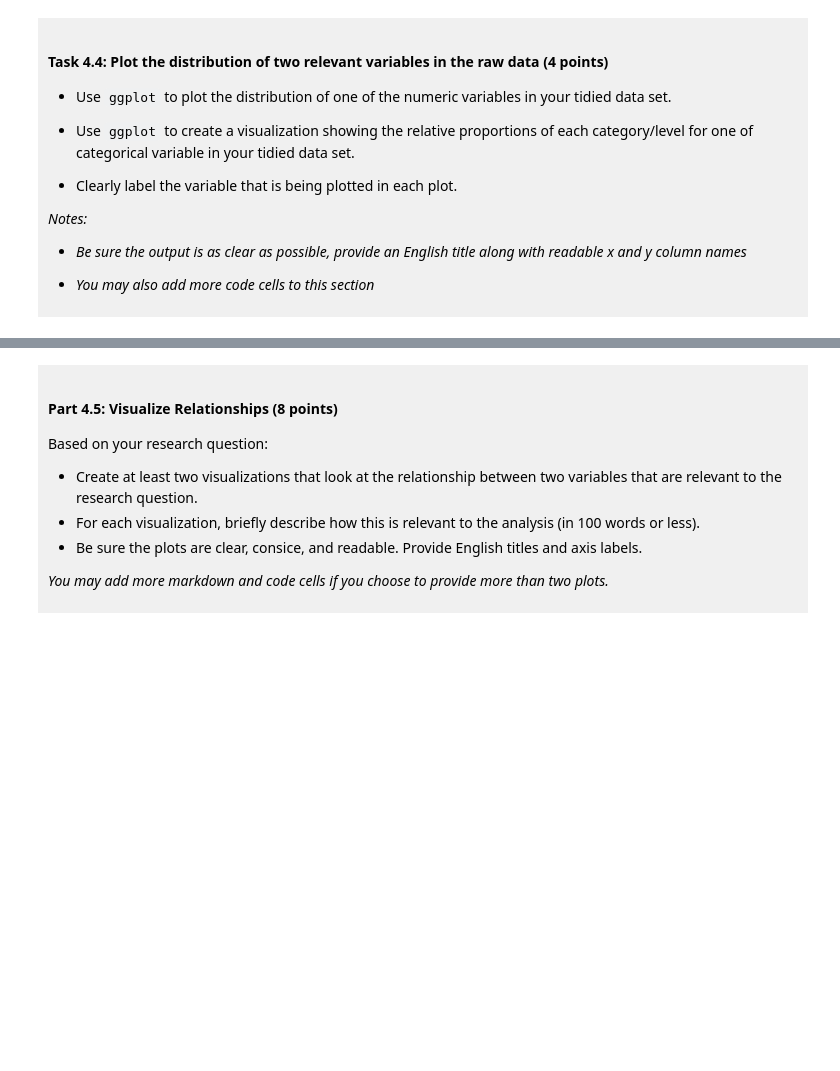
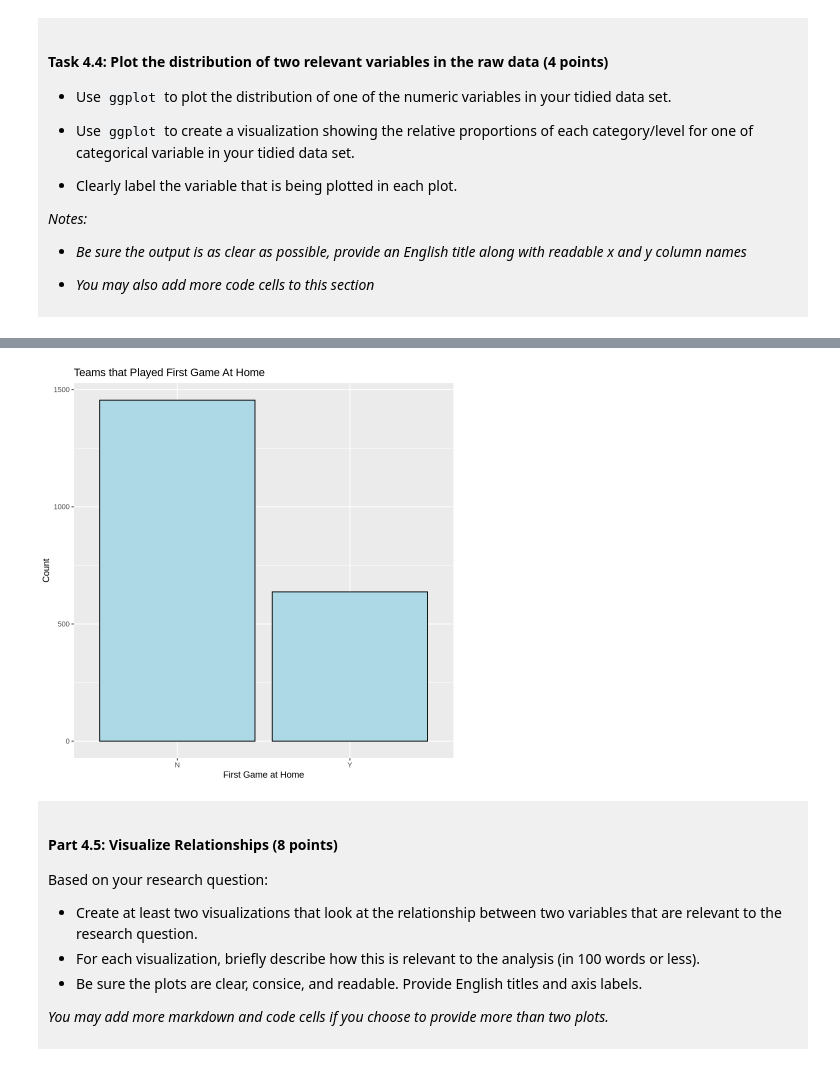
Before and after one commit to eileent0922/dsci-100-project-eileen-tang, a Jupyter notebook: dsci-100-project-notebook.ipynb, the cells around one changed output, grey strips where cells are left out. Drawn from its saved outputs; the diff is of its cells as text; code cells hidden in the pictures; blank space fills up the shorter version.

```diff
--- a/dsci-100-project-notebook.ipynb
+++ b/dsci-100-project-notebook.ipynb
@@ -303,5 +323,12 @@ You will refine your research question (if needed) and produce a tidy data set.
 # %%
-### EDIT THIS CODE CELL FOR PLOT 2 ###
+ggplot(tidy_data, aes(x=first_game_at_home))+
+    geom_bar(fill="light blue", color="black")+
+    labs(
+        title="Teams that Played First Game At Home",
+        x="First Game at Home",
+        y="Count")
+# %% [output]
+[figure, added]
 # %% [markdown]
 <div style="background-color: #f0f0f0; padding: 10px;">
 
```
Also changed, not shown: parts of 11 cells of this notebook.
